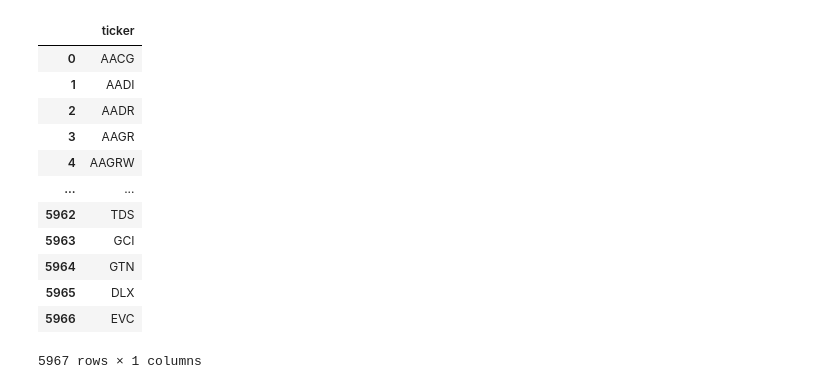
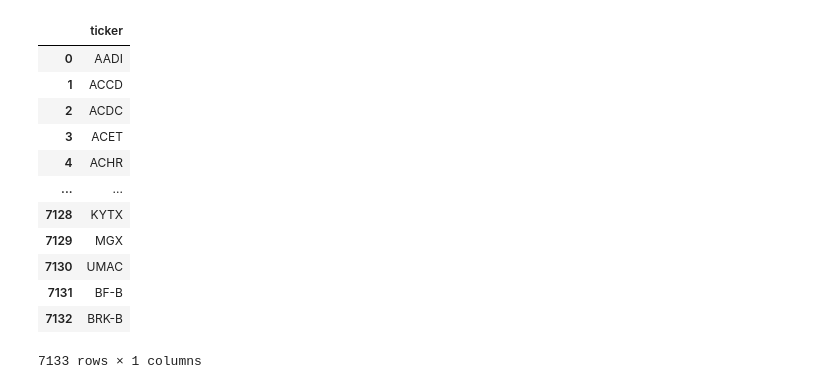
Before and after one commit to cmatoses/financialkeepcoders, a Jupyter notebook: bronze_ticker_info.ipynb, the cells around one changed output. Drawn from its saved outputs; the diff is of its cells as text; code cells hidden in the pictures.

```diff
--- a/bronze_ticker_info.ipynb
+++ b/bronze_ticker_info.ipynb
@@ -22,26 +22,28 @@ bigquery = BigQueryUtils(key_path)
 # %%
 unique_tickers = bigquery.run_query(
     f"""
-    SELECT ticker FROM sara-carles-keepcoding.bronze.bronze_sp500_tickers
-    UNION DISTINCT
-    SELECT ticker FROM sara-carles-keepcoding.bronze.bronze_russell_2000_tickers
-    UNION DISTINCT
-    SELECT ticker FROM sara-carles-keepcoding.bronze.bronze_nasdaq_tickers
+        SELECT DISTINCT ticker FROM (
+        SELECT ticker FROM sara-carles-keepcoding.bronze.bronze_sp500_tickers
+        UNION ALL
+        SELECT ticker FROM sara-carles-keepcoding.bronze.bronze_russell_2000_tickers
+        UNION ALL
+        SELECT ticker FROM sara-carles-keepcoding.bronze.bronze_nasdaq_tickers
+        ) AS ticker_combined
     """
 )
 
 unique_tickers
 # %% [output]
 |  | ticker |
-| 0 | AACG |
-| 1 | AADI |
-| 2 | AADR |
-| 3 | AAGR |
-| 4 | AAGRW |
+| 0 | AADI |
+| 1 | ACCD |
+| 2 | ACDC |
+| 3 | ACET |
+| 4 | ACHR |
 | ... | ... |
-| 5962 | TDS |
-| 5963 | GCI |
-| 5964 | GTN |
-| 5965 | DLX |
-| 5966 | EVC |
+| 7128 | KYTX |
+| 7129 | MGX |
+| 7130 | UMAC |
+| 7131 | BF-B |
+| 7132 | BRK-B |
-5967 rows × 1 columns
+7133 rows × 1 columns
```
Also changed, not shown: parts of 7 cells of this notebook, 6 other files.
